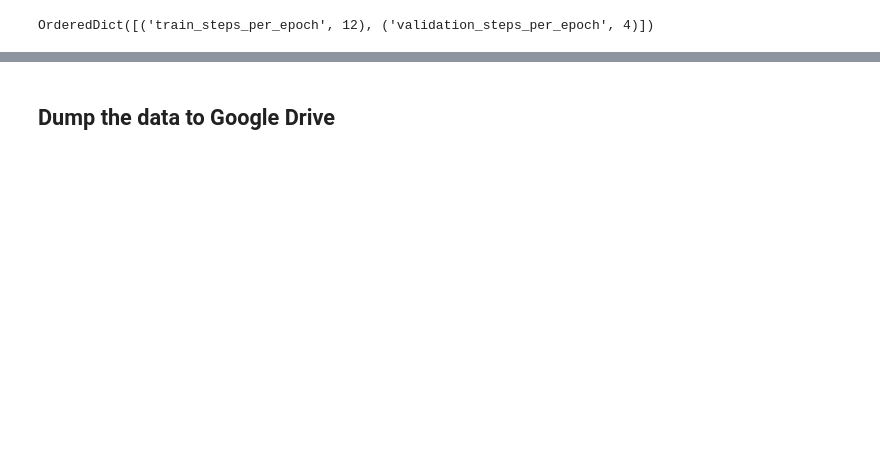
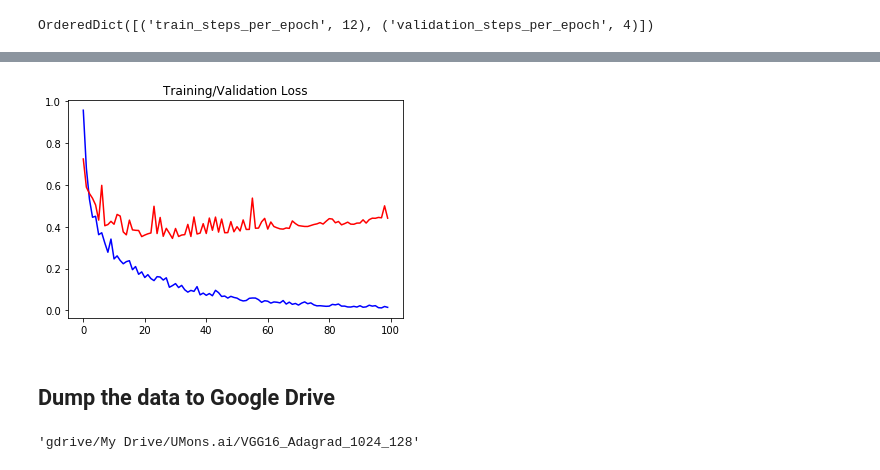
Before and after one commit to renaud-florquin/hands_on_AI, a Jupyter notebook: Défis en intelligence artificielle/Défi1 - IA et analyse images/FireForest.ipynb, the cells around one changed output, grey strips where cells are left out. Cells and saved outputs as stored; diff of their text form; code cells hidden in the pictures; blank space fills up the shorter version.

```diff
--- a/Défis en intelligence artificielle/Défi1 - IA et analyse images/FireForest.ipynb
+++ b/Défis en intelligence artificielle/Défi1 - IA et analyse images/FireForest.ipynb
@@ -304,3 +296,18 @@ plt.savefig('results/training_accuracy.png')
+# %%
+loss = history.history['loss']
+val_loss = history.history['val_loss']
+epochs   = range(len(acc)) # Get number of epochs
+results['training']['history'] = OrderedDict()
+results['training']['history']['loss'] = [float(x) for x in loss]
+results['training']['history']['val_loss'] = [float(x) for x in val_loss]
+
+plt.plot(epochs, loss, 'b')
+plt.plot(epochs, val_loss, 'r')
+plt.title('Training/Validation Loss')
+
+plt.savefig('results/training_loss.png')
+# %% [output]
+[figure, added]
 # %% [markdown]
 ## Dump the data to Google Drive
 # %%
@@ -310,3 +317,5 @@ with open('results.json', 'w') as f:
   json.dump(results, f)
 # %%
-os.rename('tmp', 'gdrive/My Drive/UMons.ai/{}'.format())
+shutil.move('results', 'gdrive/My Drive/UMons.ai/{}'.format(meta_params['config_id']))
+# %% [output]
+'gdrive/My Drive/UMons.ai/VGG16_Adagrad_1024_128'
```
Also changed, not shown: parts of 10 cells of this notebook.
